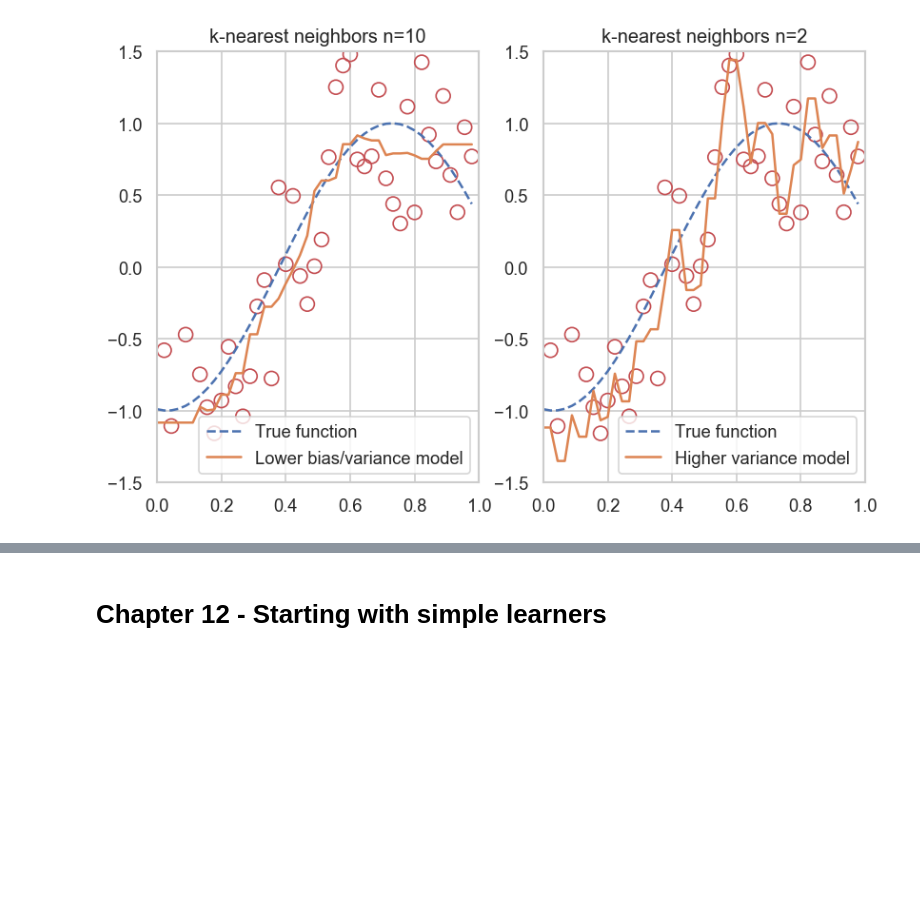
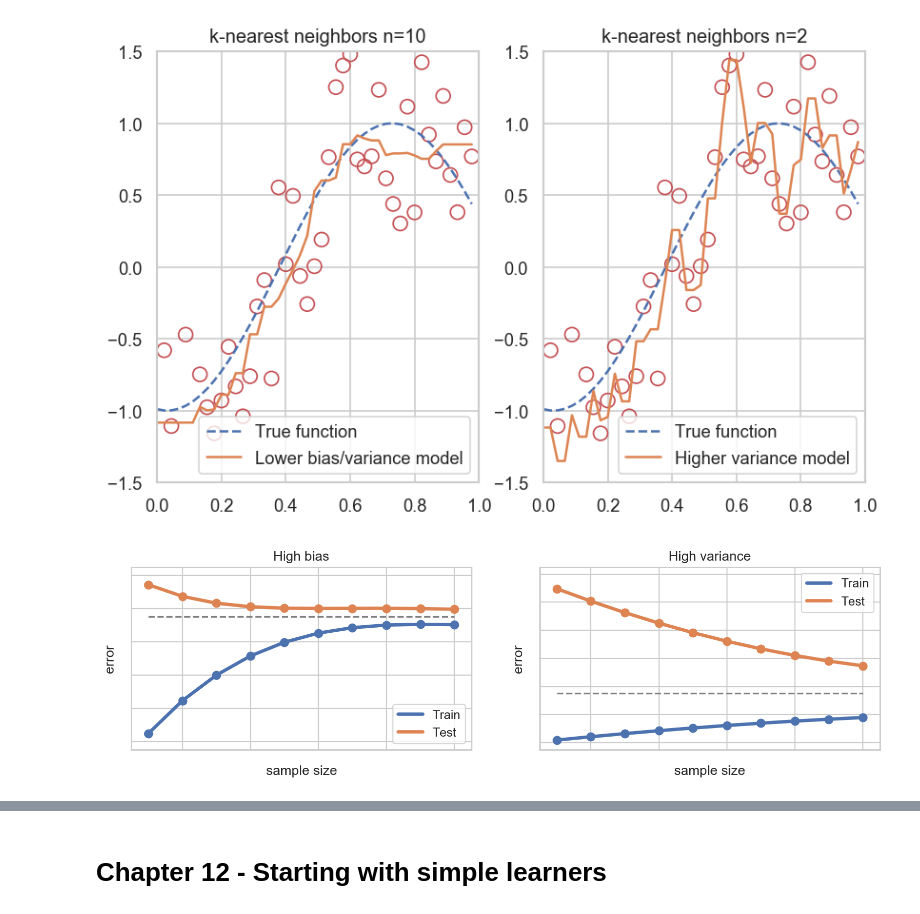
Before and after one commit to lmassaron/ml4dummies_2ed, a Jupyter notebook: figures and schemas.ipynb, the cells around one changed output, grey strips where cells are left out. Cells and saved outputs as stored; diff of their text form; code cells hidden in the pictures; blank space fills up the shorter version.

```diff
--- a/figures and schemas.ipynb
+++ b/figures and schemas.ipynb
@@ -443,3 +443,57 @@ ax.legend(loc='lower right')
 plt.show()
 # %% [output]
 [figure]
+# %%
+def high_var_test(x):
+    return 0.0343*x*x-0.9866*x+11.907
+
+def high_var_train(x):
+    return -0.0073*x*x+0.2582*x-0.0625
+
+def high_bias_train(x):
+    return 0.0089*x*x*x-0.2712*x*x+2.7226*x-1.9748
+
+def high_bias_test(x):
+    return 0.0006*x*x*x*x-0.0205*x*x*x+0.2512*x*x-1.318*x+10.519
+
+x = list(range(1, 11))
+
+bias_train = [high_bias_train(i) for i in x]
+bias_test = [high_bias_test(i) for i in x]
+var_train = [high_var_train(i) for i in x]
+var_test = [high_var_test(i) for i in x]
+
+dot_size=50
+
+fig, axs = plt.subplots(1, 2, figsize=(12, 3), dpi=160)
+ax = axs[0]
+ax.plot(x, bias_train, label="Train", linewidth=3.0)
+ax.scatter(x, bias_train, s=dot_size)
+ax.plot(x, bias_test, label="Test", linewidth=3.0)
+ax.scatter(x, bias_test, s=dot_size)
+ax.plot(x, [7.5]*len(x), color="gray", linestyle='dashed')
+ax.set_title('High bias')
+ax.set_xlabel(r'sample size')
+ax.set_ylabel(r'error')
+ax.legend(loc='lower right')
+ax.set_yticklabels([])
+ax.set_xticklabels([])
+ax.set_ylim(-0.5, 10.5)
+
+ax = axs[1]
+ax.plot(x, var_train, label="Train", linewidth=3.0)
+ax.scatter(x, var_train, s=dot_size)
+ax.plot(x, var_test, label="Test", linewidth=3.0)
+ax.scatter(x, var_test, s=dot_size)
+ax.plot(x, [3.5]*len(x), color="gray", linestyle='dashed')
+ax.set_title('High variance')
+ax.set_xlabel(r'sample size')
+ax.set_ylabel(r'error')
+ax.legend(loc='upper right')
+ax.set_yticklabels([])
+ax.set_xticklabels([])
+ax.set_ylim(-0.5, 12.5)
+
+plt.show()
+# %% [output]
+[figure, added]
```
Also changed, not shown: parts of 3 cells of this notebook.
